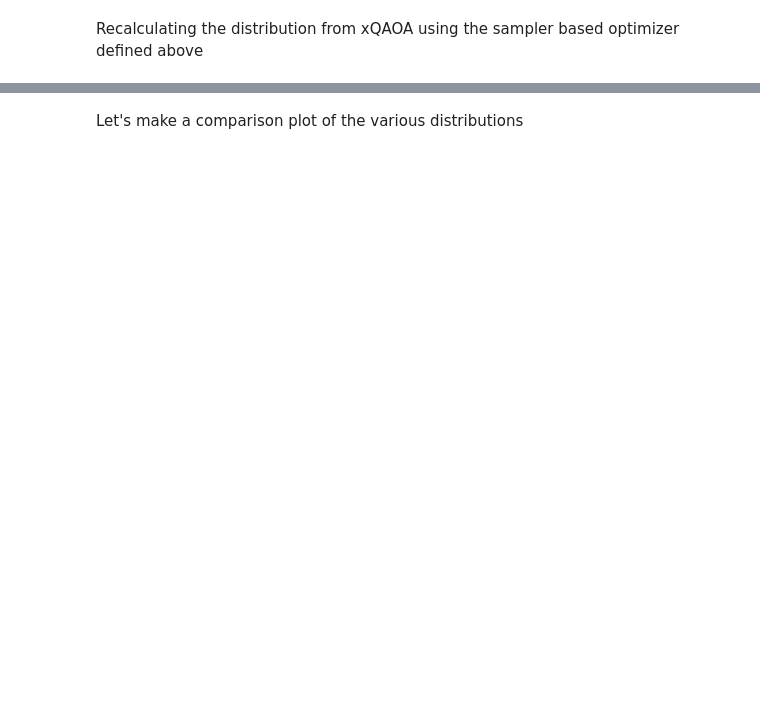
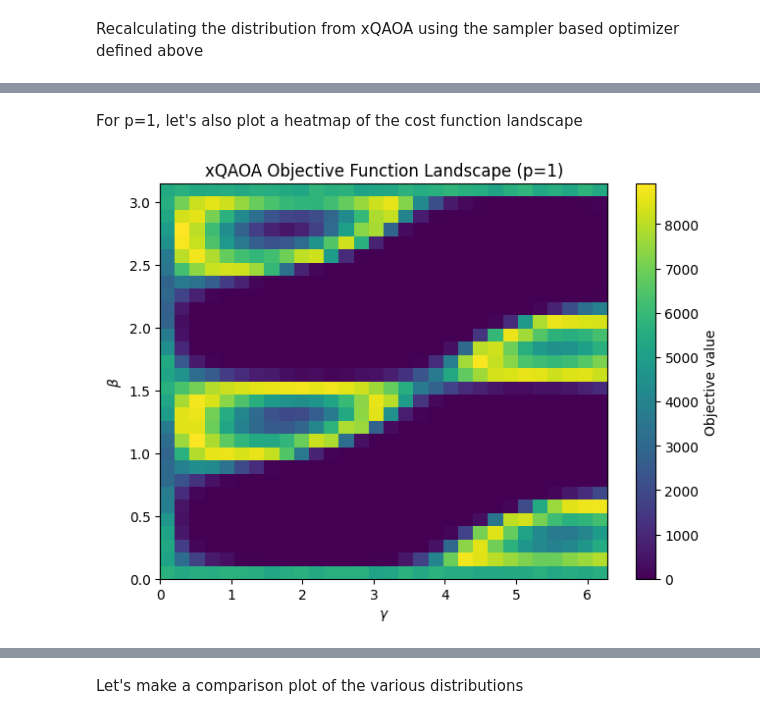
Before and after one commit to jhoule42/xQAOA_unit_commitment, a Jupyter notebook: demo.ipynb, the cells around one changed output, grey strips where cells are left out. Cells and saved outputs as stored; diff of their text form; code cells hidden in the pictures; blank space fills up the shorter version.

```diff
--- a/demo.ipynb
+++ b/demo.ipynb
@@ -552,6 +482,5 @@ Finally, we can put this all together and visualize the circuit with the warm st
 # Picking arbitrary values of beta and gamma for now.
 qc = QuantumCircuit(n)
 qc = initialize_warm_start_distribution(qc, qubit_ordered_distribution)
-qc = add_knapsack_cost_function(qc, values, 0.1)
+qc = add_knapsack_cost_function(qc, ordered_values, 0.1)
 qc = add_ring_copula(qc, qubit_ordered_distribution, np.pi/3)
-#qc.draw('mpl', scale=0.5, idle_wires=False, fold=-1, reverse_bits=True)
@@ -1292,6 +551,8 @@ def sampler_based_optimizer(qc, capacity):
     return filtered_distribution, filtered_exp_val
 # %%
 layers=5
+max_iter=6
+params=[]
 
 gammas = [Parameter(f"gamma_{i}") for i in range(layers)]
 betas = [Parameter(f"beta_{i}") for i in range(layers)]
@@ -1302,7 +563,7 @@ def cost_to_minimize(params:list, qc:QuantumCircuit):
     _,cost = sampler_based_optimizer(circ, capacity=capacity)
     return -cost
 
-def __optimization_loop__(qc, max_iter=5):
+def __optimization_loop__(qc, max_iter=max_iter):
     x_vals= []
     y_vals = []
     for i in range(max_iter):
@@ -1328,9 +589,10 @@ qc = initialize_warm_start_distribution(qc, qubit_ordered_distribution)
 circuits_at_different_p=[]
 with tqdm(total=layers) as pbar:
     for p in range(layers):
-            qc = add_knapsack_cost_function(qc, values, gamma=gammas[p])
+            qc = add_knapsack_cost_function(qc, ordered_values, gamma=gammas[p])
             qc = add_ring_copula(qc, qubit_ordered_distribution, beta=betas[p])
             min_params = __optimization_loop__(qc)
+            params.append((min_params))
             qc.assign_parameters(min_params,inplace=True)
             circuits_at_different_p.append(qc.copy())
             pbar.update(1)
@@ -1441,13 +707,13 @@ job = sampler_mps.run(pubs, shots=shots)
 for i in range(layers):
     counts_bin_qc = job.result()[i].data.meas.get_counts()
 
-    counts_bin_qc_rev = {}  # reverse bitstrings to match little endian notation
+    counts_bin_qc_rev = {}  # reverse bitstrings to account for little endian notation
     for key in counts_bin_qc.keys():
         reversed_key = key[::-1]
         counts_bin_qc_rev[reversed_key] = counts_bin_qc[key]
 
 
-    dict_bit_values_qaoa = convert_bitstring_to_values(counts_bin_qc_rev, values, weights, capacity,
+    dict_bit_values_qaoa = convert_bitstring_to_values(counts_bin_qc_rev, ordered_values, ordered_weights, capacity,
                                             filter_invalid_solutions=filter_sols)
 
     #Sort the dictionary by value
@@ -1457,8 +723,8 @@ for i in range(layers):
     best_count = sorted_dict[best_value]
     print(f"Best value: {best_value}")
 
-    norm_approx_ratio, valid_shots = compute_approximate_ratio(dict_bit_values_qaoa, optimal_value)
+    norm_approx_ratio_qaoa, valid_shots_qaoa = compute_approximate_ratio(dict_bit_values_qaoa, optimal_value)
 
-    print(f'(Normalized) approximate ratio: {norm_approx_ratio}', '\n'
-        f'Number of valid shots: {valid_shots}')
+    print(f'(Normalized) approximate ratio: {norm_approx_ratio_qaoa}', '\n'
+        f'Number of valid shots: {valid_shots_qaoa}')
 # %% [output]
@@ -1479,0 +746,50 @@ Number of valid shots: 93163
+# %% [markdown]
+For p=1, let's also plot a heatmap of the cost function landscape
+# %%
+beta_range = np.linspace(0, np.pi, 30)
+gamma_range = np.linspace(0, 2 * np.pi, 30)
+p=1
+ev = np.array(np.zeros((len(beta_range), len(gamma_range))), dtype=float)
+
+gammas = [Parameter(f"gamma_{i}") for i in range(p)]
+betas = [Parameter(f"beta_{i}") for i in range(p)]
+qc = QuantumCircuit(n)
+qc = initialize_warm_start_distribution(qc, qubit_ordered_distribution)
+
+for layer in range(p):
+     qc = add_knapsack_cost_function(qc, ordered_values, gamma=gammas[layer])
+     qc = add_ring_copula(qc, qubit_ordered_distribution, beta=betas[layer])
+     qc = transpile(qc, basis_gates=backend.basis_gates)
+
+
+with tqdm(total=len(beta_range) * len(gamma_range), desc="Computing cost functions") as pbar:
+    for i,j in np.ndindex(len(beta_range), len(gamma_range)):
+        circ=qc.assign_parameters({qc.parameters[0]: beta_range[i], qc.parameters[1]:gamma_range[j]})
+        _,ev[i][j] = sampler_based_optimizer(circ, capacity=capacity)
+        pbar.update(1)
+
+
+
+qc = QuantumCircuit(n)
+_,cost_fn_min = sampler_based_optimizer(qc, capacity=capacity)
+for i in range(n):
+    if i in result_gurobi['selected_items']:
+        qc.x(i)
+_,cost_fn_max = sampler_based_optimizer(qc, capacity=capacity)
+
+#norm_ev = ((ev - cost_fn_min) / (cost_fn_max - cost_fn_min)).real
+norm_ev=ev
+
+plt.imshow(norm_ev, origin='lower', aspect='auto', cmap='viridis', extent = (0, 2 * np.pi, 0, np.pi))
+
+cbar = plt.colorbar()
+
+cbar.set_label('Objective value')
+plt.tight_layout(rect=(0.0, 0.05, 1.0, 1.0))
+
+plt.xlabel(r'$\gamma$')
+plt.ylabel(r'$\beta$')
+plt.title(f"xQAOA Objective Function Landscape (p={p})")
+plt.show()
+# %% [output]
+[figure, added]
```
Also changed, not shown: parts of 36 cells of this notebook, 1 other file.
